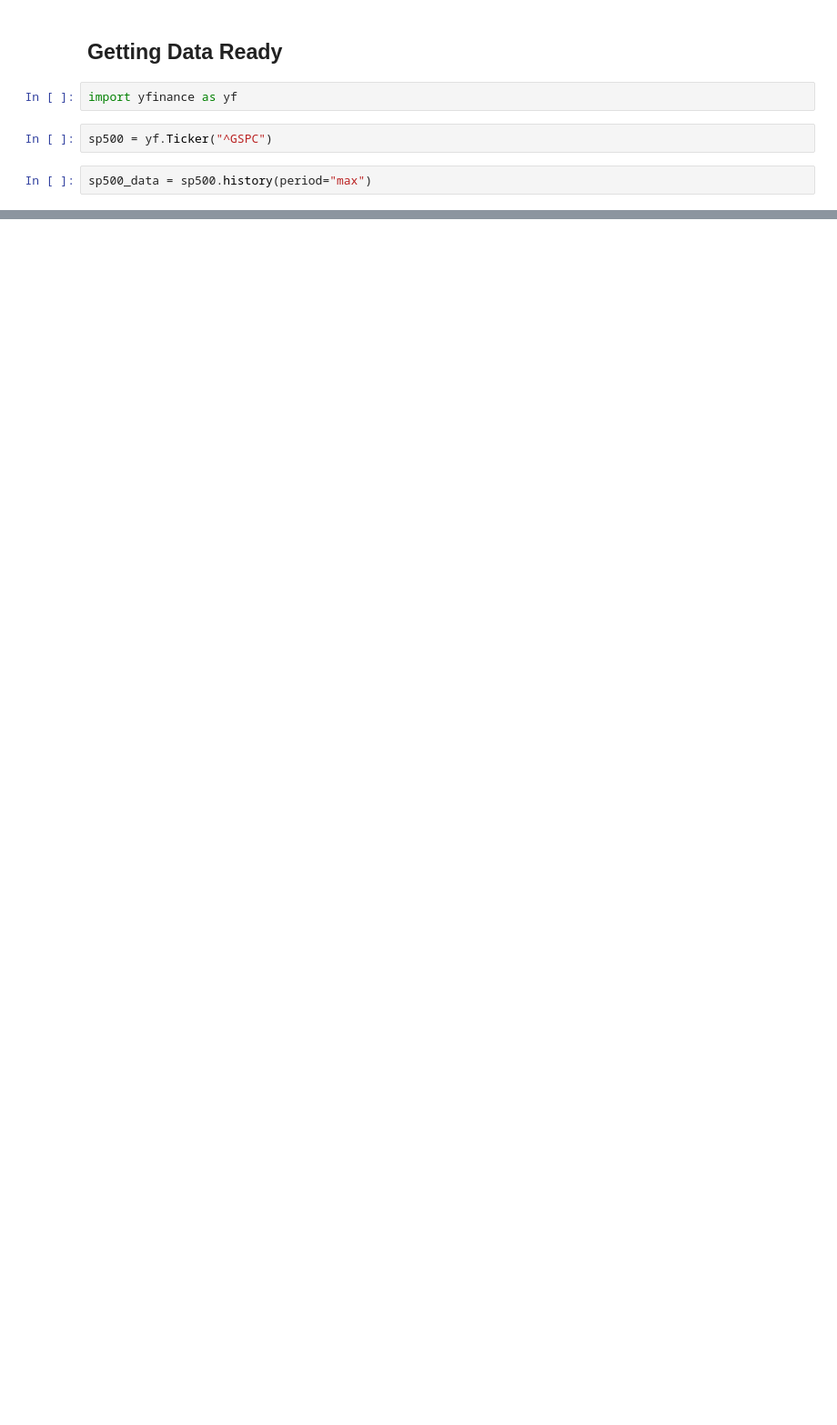
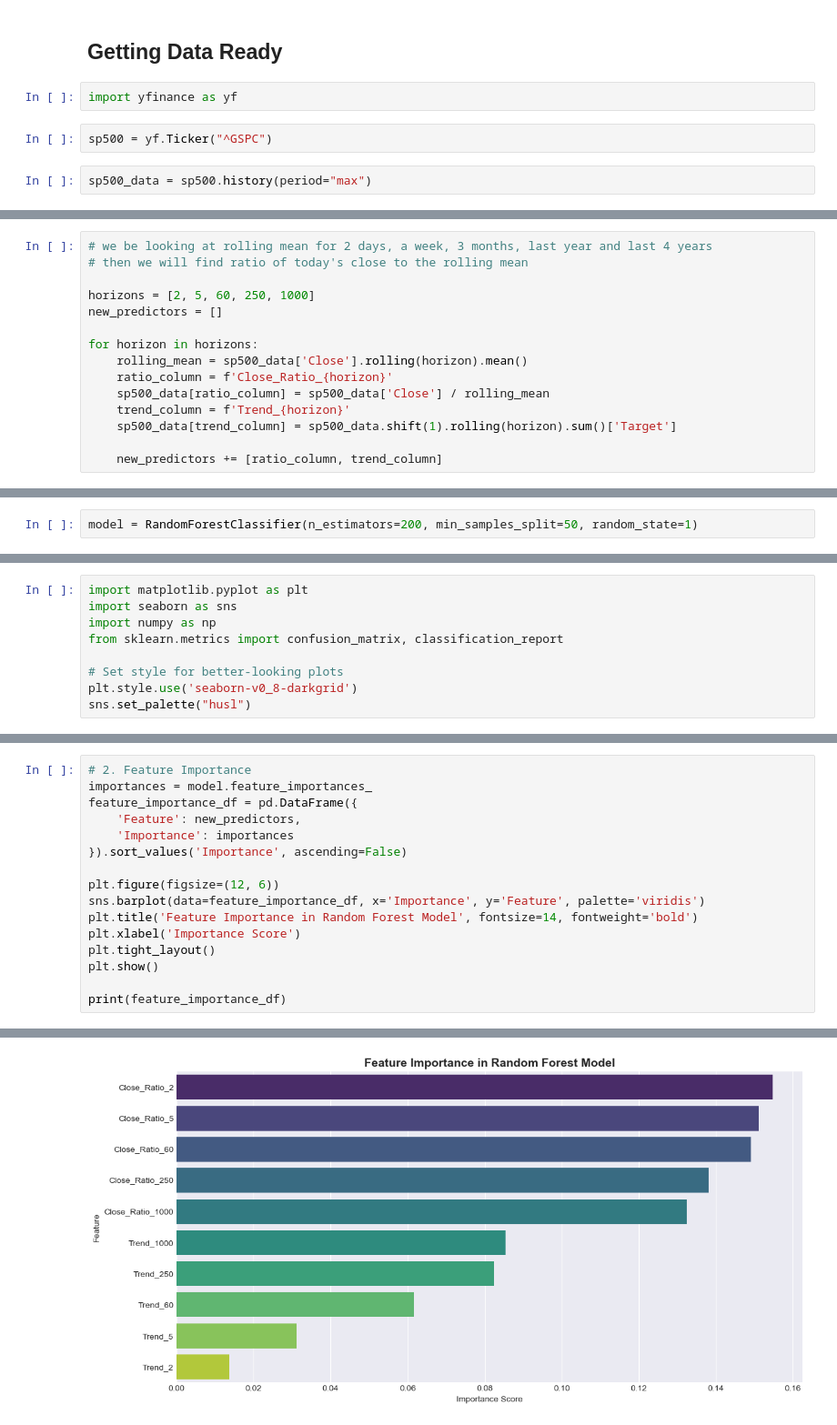
Before and after one commit to AmmadTanveer/SP500-Forecasting-ML, a Jupyter notebook: SP500_Analysis.ipynb, the cells around one changed output, grey strips where cells are left out. Shown at 91% size. Drawn from its saved outputs; the diff is of its cells as text; blank space fills up the shorter version.

```diff
--- a/SP500_Analysis.ipynb
+++ b/SP500_Analysis.ipynb
@@ -18,0 +204,15 @@ sp500_data.head()
+# %%
+# we be looking at rolling mean for 2 days, a week, 3 months, last year and last 4 years
+# then we will find ratio of today's close to the rolling mean
+
+horizons = [2, 5, 60, 250, 1000]
+new_predictors = []
+
+for horizon in horizons:
+    rolling_mean = sp500_data['Close'].rolling(horizon).mean()
+    ratio_column = f'Close_Ratio_{horizon}'
+    sp500_data[ratio_column] = sp500_data['Close'] / rolling_mean
+    trend_column = f'Trend_{horizon}'
+    sp500_data[trend_column] = sp500_data.shift(1).rolling(horizon).sum()['Target']
+
+    new_predictors += [ratio_column, trend_column]
@@ -18,0 +253,2 @@ sp500_data.head()
+# %%
+model = RandomForestClassifier(n_estimators=200, min_samples_split=50, random_state=1)
@@ -18,0 +279,9 @@ sp500_data.head()
+# %%
+import matplotlib.pyplot as plt
+import seaborn as sns
+import numpy as np
+from sklearn.metrics import confusion_matrix, classification_report
+
+# Set style for better-looking plots
+plt.style.use('seaborn-v0_8-darkgrid')
+sns.set_palette("husl")
@@ -18,0 +336,17 @@ sp500_data.head()
+# %%
+# 2. Feature Importance
+importances = model.feature_importances_
+feature_importance_df = pd.DataFrame({
+    'Feature': new_predictors,
+    'Importance': importances
+}).sort_values('Importance', ascending=False)
+
+plt.figure(figsize=(12, 6))
+sns.barplot(data=feature_importance_df, x='Importance', y='Feature', palette='viridis')
+plt.title('Feature Importance in Random Forest Model', fontsize=14, fontweight='bold')
+plt.xlabel('Importance Score')
+plt.tight_layout()
+plt.show()
+
+print(feature_importance_df)
+# %% [output]
@@ -18,0 +356 @@ sp500_data.head()
+[figure, added]
```
Also changed, not shown: parts of 41 cells of this notebook.
